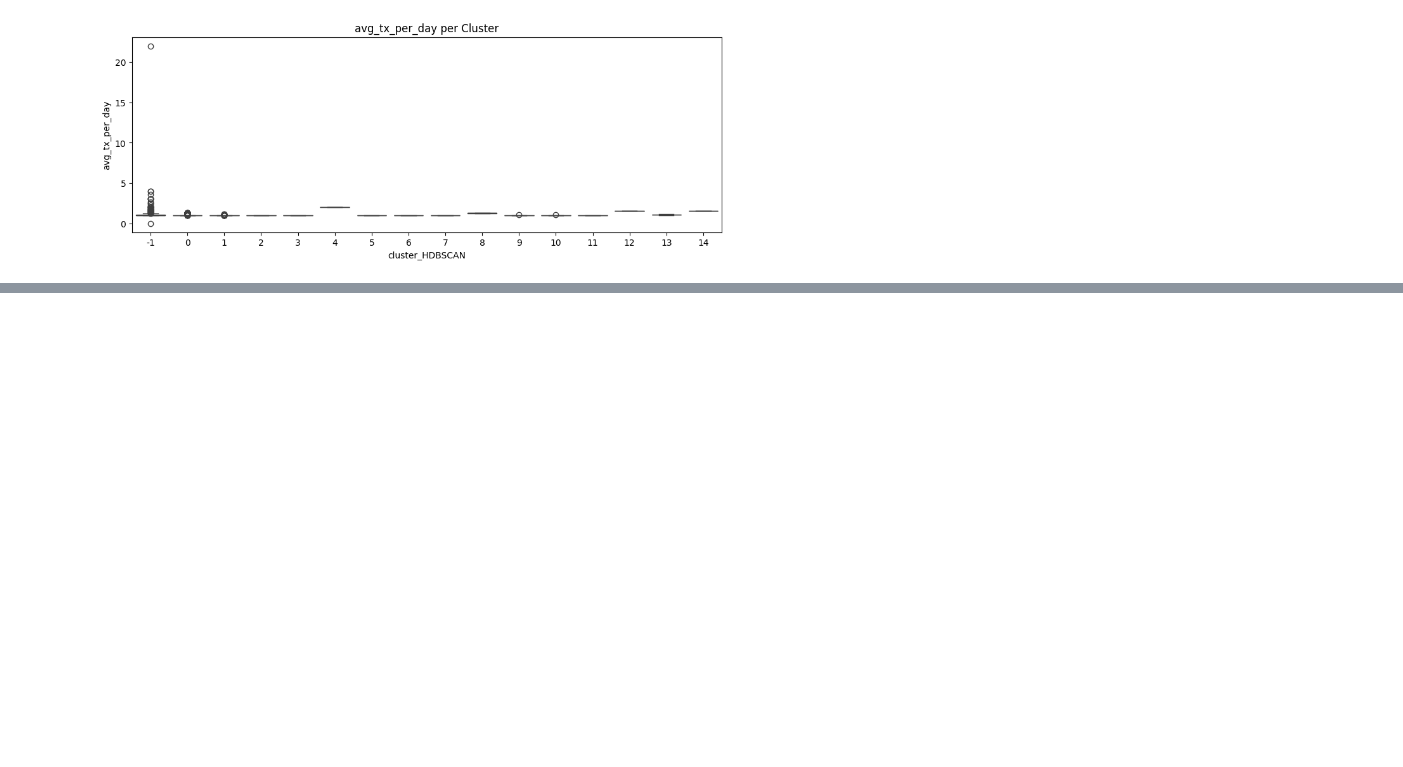
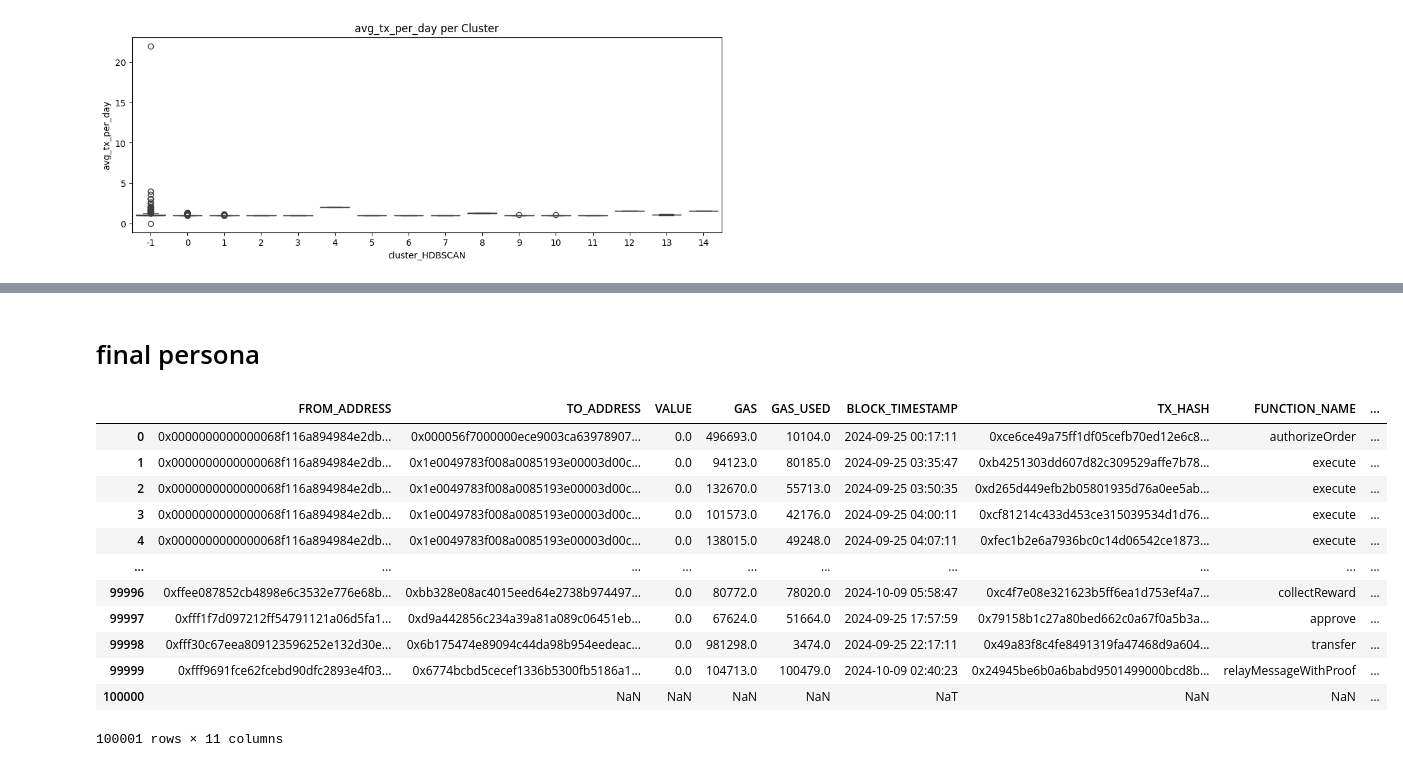
Before and after one commit to bellatrix-ds/ml-in-crypto, a Jupyter notebook: 03_Smart_Contract_Usage_Clustering/Smart_Contract_Clustering.ipynb, the cells around one changed output, grey strips where cells are left out. Drawn from its saved outputs; the diff is of its cells as text; code cells hidden in the pictures; blank space fills up the shorter version.

```diff
--- a/03_Smart_Contract_Usage_Clustering/Smart_Contract_Clustering.ipynb
+++ b/03_Smart_Contract_Usage_Clustering/Smart_Contract_Clustering.ipynb
@@ -1405,0 +1607,13 @@ for feature in features:
+# %%
+persona_columns = ['Airdrop Hunter', 'DeFi Farmer', 'NFT User', 'Bot Trader', 'Protocol Power User', 'Retail Holder']
+
+def get_dominant_persona(row):
+    max_value = -1
+    dominant = "Other"
+    for persona in persona_columns:
+        if row[persona] > max_value:
+            max_value = row[persona]
+            dominant = persona
+    return dominant
+
+df_persona_scores['dominant_persona'] = df_persona_scores.apply(get_dominant_persona, axis=1)
@@ -1405,0 +1636,20 @@ for feature in features:
+# %% [markdown]
+# final persona
+# %%
+df_merged = df2.merge(df_persona_scores[['FROM_ADDRESS', 'dominant_persona']], on='FROM_ADDRESS', how='left')
+# %%
+df_merged
+# %% [output]
+|  | FROM_ADDRESS | TO_ADDRESS | VALUE | GAS | GAS_USED | BLOCK_TIMESTAMP | TX_HASH | FUNCTION_NAME | ... |
+| 0 | 0x0000000000000068f116a894984e2db... | 0x000056f7000000ece9003ca63978907... | 0.0 | 496693.0 | 10104.0 | 2024-09-25 00:17:11 | 0xce6ce49a75ff1df05cefb70ed12e6c8... | authorizeOrder | ... |
+| 1 | 0x0000000000000068f116a894984e2db... | 0x1e0049783f008a0085193e00003d00c... | 0.0 | 94123.0 | 80185.0 | 2024-09-25 03:35:47 | 0xb4251303dd607d82c309529affe7b78... | execute | ... |
+| 2 | 0x0000000000000068f116a894984e2db... | 0x1e0049783f008a0085193e00003d00c... | 0.0 | 132670.0 | 55713.0 | 2024-09-25 03:50:35 | 0xd265d449efb2b05801935d76a0ee5ab... | execute | ... |
+| 3 | 0x0000000000000068f116a894984e2db... | 0x1e0049783f008a0085193e00003d00c... | 0.0 | 101573.0 | 42176.0 | 2024-09-25 04:00:11 | 0xcf81214c433d453ce315039534d1d76... | execute | ... |
+| 4 | 0x0000000000000068f116a894984e2db... | 0x1e0049783f008a0085193e00003d00c... | 0.0 | 138015.0 | 49248.0 | 2024-09-25 04:07:11 | 0xfec1b2e6a7936bc0c14d06542ce1873... | execute | ... |
+| ... | ... | ... | ... | ... | ... | ... | ... | ... | ... |
+| 99996 | 0xffee087852cb4898e6c3532e776e68b... | 0xbb328e08ac4015eed64e2738b974497... | 0.0 | 80772.0 | 78020.0 | 2024-10-09 05:58:47 | 0xc4f7e08e321623b5ff6ea1d753ef4a7... | collectReward | ... |
+| 99997 | 0xfff1f7d097212ff54791121a06d5fa1... | 0xd9a442856c234a39a81a089c06451eb... | 0.0 | 67624.0 | 51664.0 | 2024-09-25 17:57:59 | 0x79158b1c27a80bed662c0a67f0a5b3a... | approve | ... |
+| 99998 | 0xfff30c67eea809123596252e132d30e... | 0x6b175474e89094c44da98b954eedeac... | 0.0 | 981298.0 | 3474.0 | 2024-09-25 22:17:11 | 0x49a83f8c4fe8491319fa47468d9a604... | transfer | ... |
+| 99999 | 0xfff9691fce62fcebd90dfc2893e4f03... | 0x6774bcbd5cecef1336b5300fb5186a1... | 0.0 | 104713.0 | 100479.0 | 2024-10-09 02:40:23 | 0x24945be6b0a6babd9501499000bcd8b... | relayMessageWithProof | ... |
+| 100000 | ﻿ | NaN | NaN | NaN | NaN | NaT | NaN | NaN | ... |
+100001 rows × 11 columns
```
Also changed, not shown: parts of 14 cells of this notebook, 2 other files.
